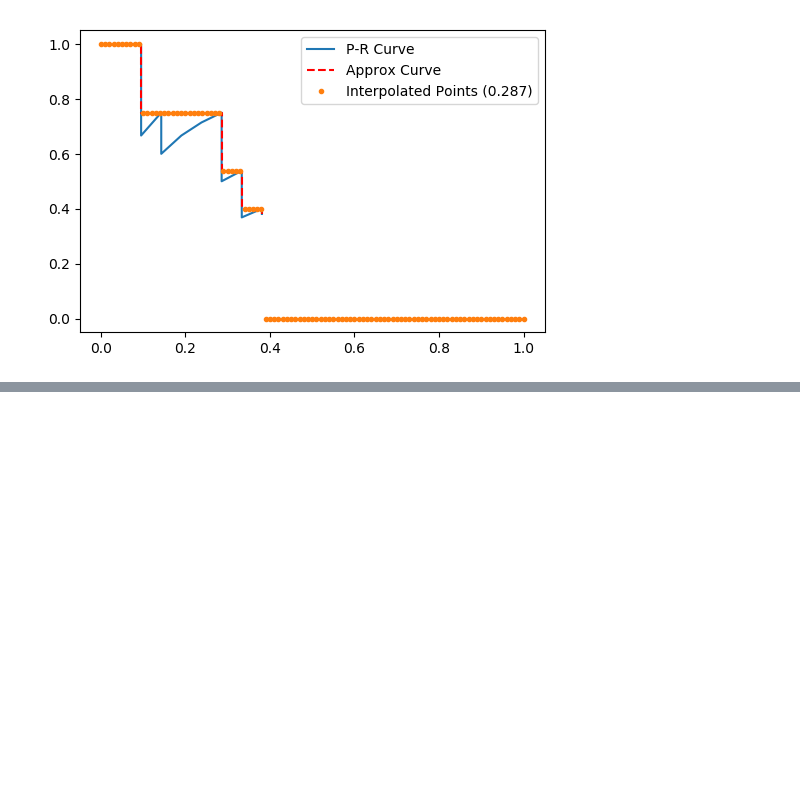
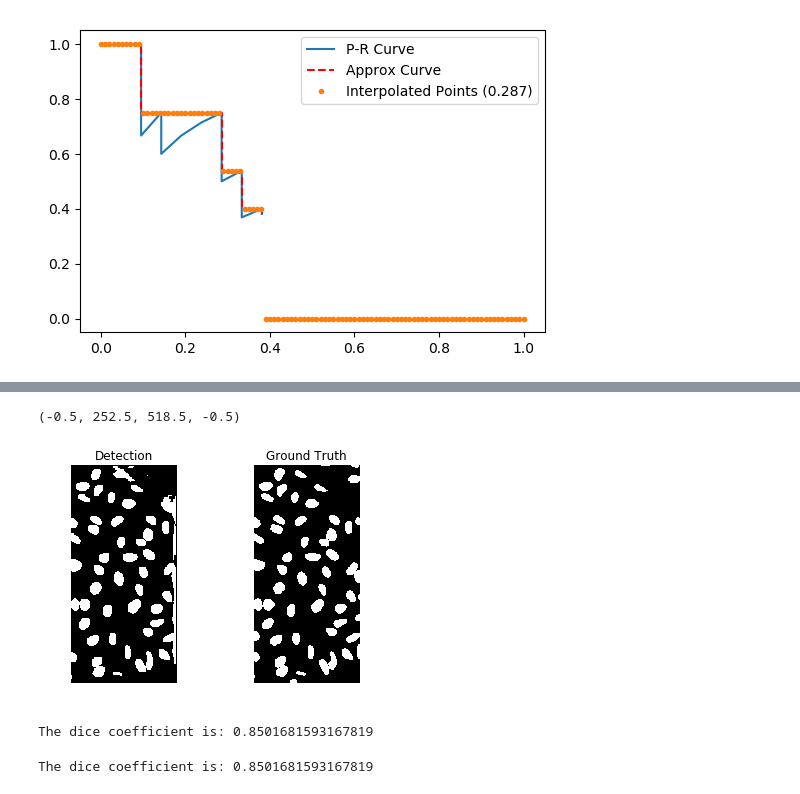
Before and after one commit to BobZhangHT/maskrcnn-benchmark, a Jupyter notebook: Tutorial.ipynb, the cells around one changed output, grey strips where cells are left out. Saved outputs shown, nothing was run; the diff lists cells and outputs as text; code cells hidden in the pictures; blank space fills up the shorter version.

Commit message:
tutorial add dice & dsb metric

```diff
--- a/Tutorial.ipynb
+++ b/Tutorial.ipynb
@@ -451,0 +499,38 @@ DONE (t=0.00s).
+# %%
+imgIds=2
+# load the annotations and encode into rle
+annIdsGt=cocoGt.getAnnIds(imgIds=imgIds)
+annIdsDt=cocoDt.getAnnIds(imgIds=imgIds)
+annsGt=cocoGt.loadAnns(annIdsGt)
+annsDt=cocoDt.loadAnns(annIdsDt)
+annsDt_msks=[cocoGt.annToMask(annDt) for annDt in annsDt]
+annsGt_msks=[cocoGt.annToMask(annGt) for annGt in annsGt]
+# %%
+mskdt=np.sum(annsDt_msks,0)
+mskdt=(mskdt>0).astype(np.uint64)
+mskgt=np.sum(annsGt_msks,0)
+fig=plt.figure()
+ax=fig.add_subplot(1,2,1)
+ax.imshow(mskdt,cmap='gray')
+ax.set_title('Detection')
+ax.axis('off')
+ax=fig.add_subplot(1,2,2)
+ax.imshow(mskgt,cmap='gray')
+ax.set_title('Ground Truth')
+ax.axis('off')
+# %% [output]
+(-0.5, 252.5, 518.5, -0.5)
+[figure, added]
+# %%
+# dice coefficient
+from sklearn.metrics import f1_score
+print('The dice coefficient is: {}'.format(f1_score(mskgt.flatten(),mskdt.flatten())))
+# %% [output]
+The dice coefficient is: 0.8501681593167819
+# %%
+# dice coefficient my implementation
+intersect=np.logical_and(mskdt,mskgt).sum()
+dice=2*intersect/(mskdt.sum()+mskgt.sum())
+print('The dice coefficient is: {}'.format(dice))
+# %% [output]
+The dice coefficient is: 0.8501681593167819
```
Also changed, not shown: parts of 11 cells of this notebook.
